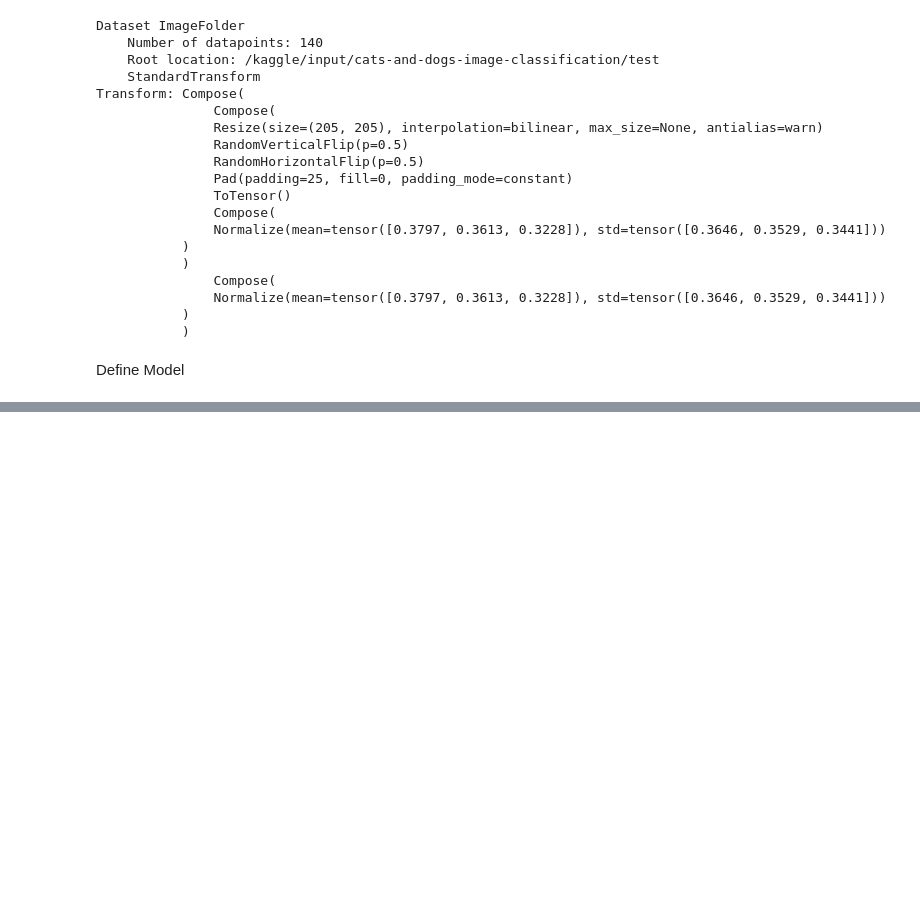
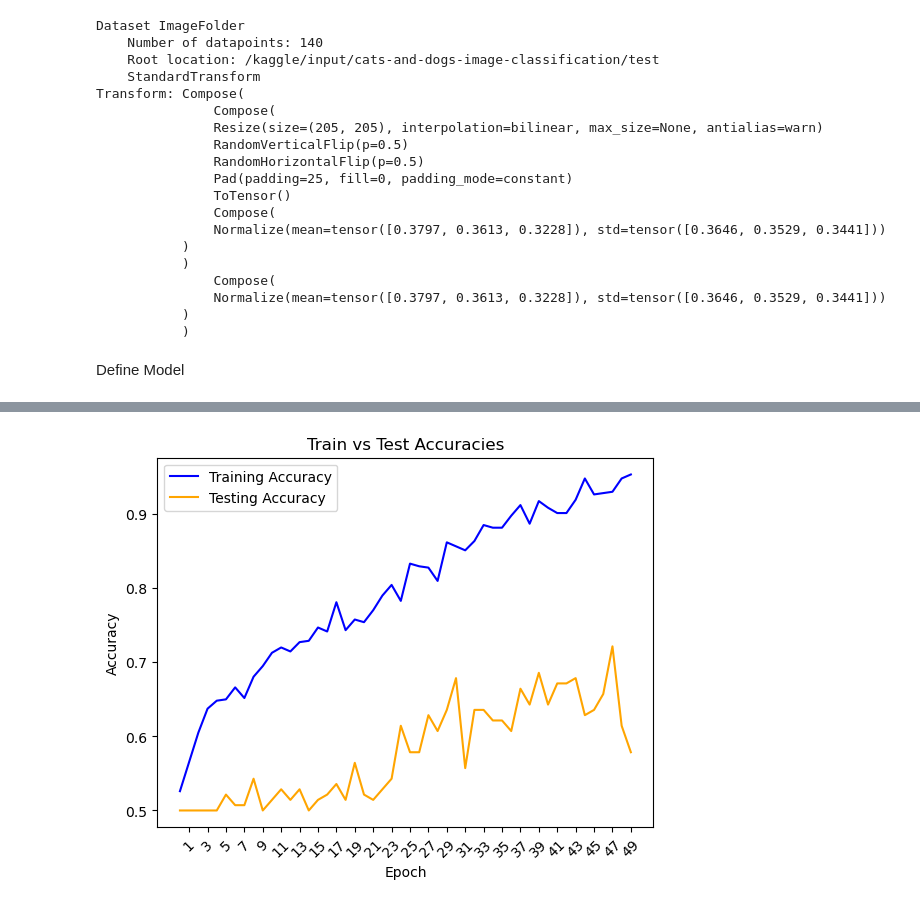
Before and after one commit to ShubhamMisar-12/AlexNet-CatVsDogImageClassification, a Jupyter notebook: cat-vs-dog-alex-net-pytorch.ipynb, the cells around one changed output, grey strips where cells are left out. Saved outputs shown, nothing was run; the diff lists cells and outputs as text; code cells hidden in the pictures; blank space fills up the shorter version.

Commit message:
Kaggle Notebook | Cat vs Dog - Alex Net | Pytorch | Version 4

```diff
--- a/cat-vs-dog-alex-net-pytorch.ipynb
+++ b/cat-vs-dog-alex-net-pytorch.ipynb
@@ -161,7 +161,7 @@ Transform: Compose(
            )
            )
 # %%
-train_loader = torch.utils.data.DataLoader(train_dataset, batch_size=8, shuffle=True, num_workers=2)
-test_loader = torch.utils.data.DataLoader(test_dataset, batch_size=8, shuffle=True, num_workers=2)
+train_loader = torch.utils.data.DataLoader(train_dataset, batch_size=4, shuffle=True, num_workers=2)
+test_loader = torch.utils.data.DataLoader(test_dataset, batch_size=4, shuffle=True, num_workers=2)
 # %% [markdown]
 Define Model
@@ -167,0 +222,2 @@ Define Model
+# %%
+model = AlexNet(2)
@@ -167,0 +227,8 @@ Define Model
+# %%
+if torch.cuda.device_count() > 1:
+    print("Using", torch.cuda.device_count(), "GPUs!")
+    model = parallel.DataParallel(model)
+
+# Move the model to the available device (GPU)
+device = torch.device("cuda" if torch.cuda.is_available() else "cpu")
+model.to(device)
@@ -167,0 +254,3 @@ Define Model
+# %%
+criterion = nn.CrossEntropyLoss()
+optimizer = torch.optim.SGD(model.parameters(), lr =  0.001)
@@ -167,0 +341,12 @@ Define Model
+# %%
+sns.lineplot(x = range(50), y = train_accuracies, color = "blue", label = "Training Accuracy")
+sns.lineplot(x = range(50), y = test_accuracies, color = "orange", label = "Testing Accuracy")
+plt.title("Train vs Test Accuracies")
+plt.xlabel("Epoch")
+plt.ylabel("Accuracy")
+plt.xticks(range(1,50,2), rotation = 45)
+plt.yticks(label = range(1,100,15))
+plt.legend()
+plt.show()
+# %% [output]
+[figure, added]
```
Also changed, not shown: parts of 9 cells of this notebook.
